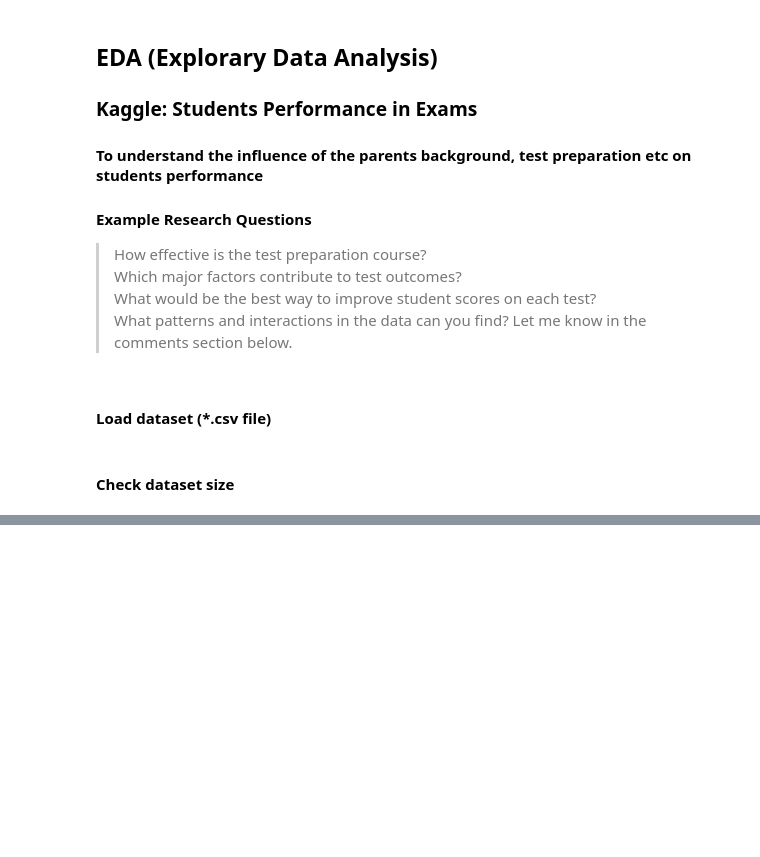
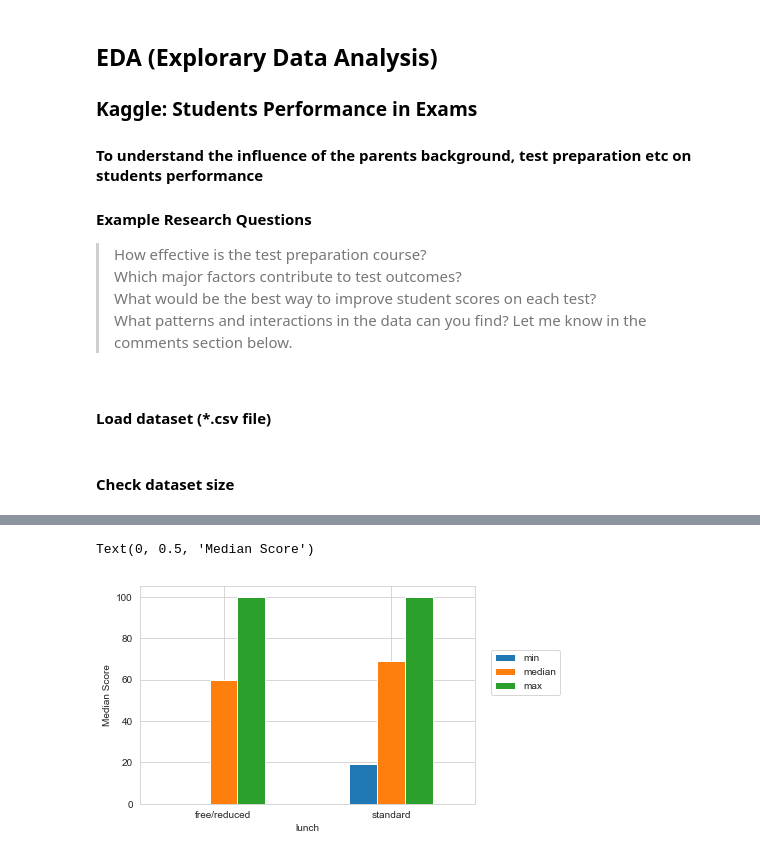
Before and after one commit to d823944/AI-FIP-Training, a Jupyter notebook: Python-for-Data-Analysis/chapter-10-Pandas-groupby.ipynb, the cells around one changed output, grey strips where cells are left out. Saved outputs shown, nothing was run; the diff lists cells and outputs as text; code cells hidden in the pictures; blank space fills up the shorter version.

```diff
--- a/Python-for-Data-Analysis/chapter-10-Pandas-groupby.ipynb
+++ b/Python-for-Data-Analysis/chapter-10-Pandas-groupby.ipynb
@@ -156,10 +211,4 @@ g.set_xticklabels(rotation=90)
 # %%
 grouped4 = df.groupby('lunch')
-df4 = pd.DataFrame(
-    {
-        'math': grouped4['math score'].median(),
-        'reading': grouped4['reading score'].median(),
-        'writing': grouped4['writing score'].median(),
-    }
-)
+df4 = grouped4['math score', 'reading score', 'writing score'].agg(['min', 'median', 'max'])
 df4
@@ -166,7 +221,11 @@ df4
 # %%
-df4.plot.bar()
+df4['math score'].plot.bar()
 plt.xticks(rotation=0)
 plt.legend(loc=[1.05, 0.5])
+plt.ylabel('Median Score')
+# %% [output]
+Text(0, 0.5, 'Median Score')
+[figure, added]
 # %%
 fig, axes = plt.subplots(1, 3, figsize=(15, 4))
 courses = ['math score', 'reading score', 'writing score']
```
Also changed, not shown: parts of 40 cells of this notebook.
